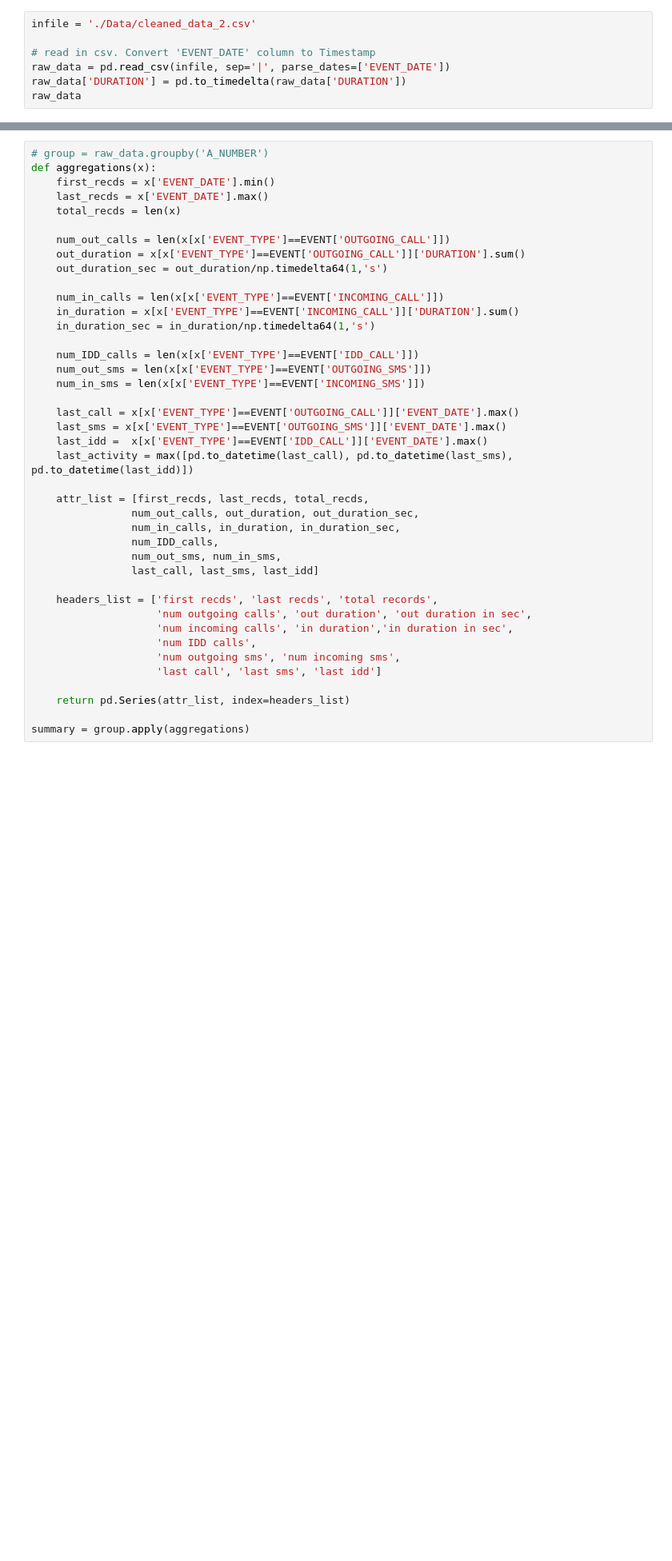
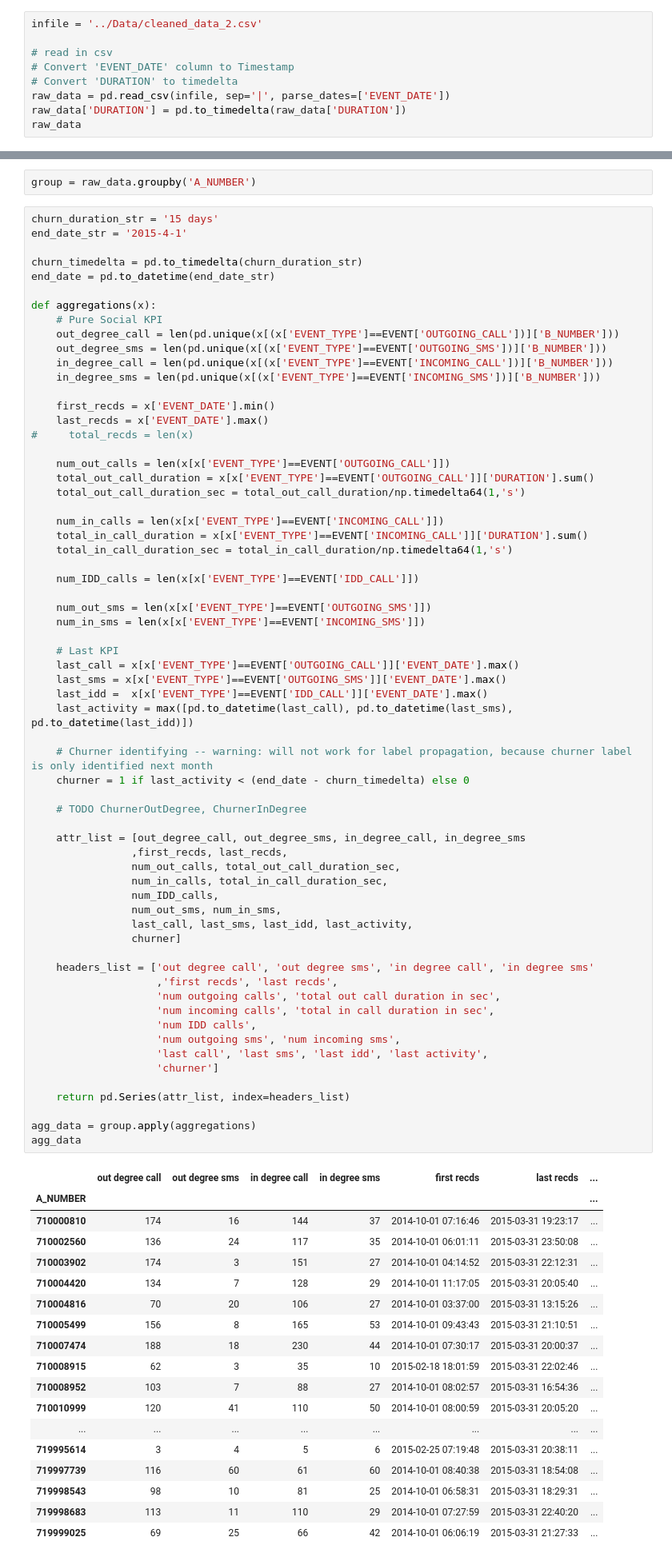
Before and after one commit to tramanh06/CDR-analysis, a Jupyter notebook: iPython Notebook/CDR Data Cleaning.ipynb, the cells around one changed output, grey strips where cells are left out. Shown at 80% size. Saved outputs shown, nothing was run; the diff lists cells and outputs as text; blank space fills up the shorter version.

```diff
--- a/iPython Notebook/CDR Data Cleaning.ipynb
+++ b/iPython Notebook/CDR Data Cleaning.ipynb
@@ -21,9 +21,11 @@ EVENT_TYPE  attributes
 # %% [markdown]
 Read in the cleaned_data.csv file
 # %%
-infile = './Data/cleaned_data_2.csv'
+infile = '../Data/cleaned_data_2.csv'
 
-# read in csv. Convert 'EVENT_DATE' column to Timestamp
+# read in csv
+# Convert 'EVENT_DATE' column to Timestamp
+# Convert 'DURATION' to timedelta
 raw_data = pd.read_csv(infile, sep='|', parse_dates=['EVENT_DATE'])
 raw_data['DURATION'] = pd.to_timedelta(raw_data['DURATION'])
 raw_data
@@ -61,44 +63,88 @@ dtype: object
 #          & (raw_data['EVENT_TYPE']==5)].sort('EVENT_DATE')
 raw_data[(raw_data['A_NUMBER']==716124013)].to_csv('716124013.csv')
 # Save user_716124013.csv file
+# %%
+group = raw_data.groupby('A_NUMBER')
 # %%
-# group = raw_data.groupby('A_NUMBER')
+churn_duration_str = '15 days'
+end_date_str = '2015-4-1'
+
+churn_timedelta = pd.to_timedelta(churn_duration_str)
+end_date = pd.to_datetime(end_date_str)
+
 def aggregations(x):
+    # Pure Social KPI
+    out_degree_call = len(pd.unique(x[(x['EVENT_TYPE']==EVENT['OUTGOING_CALL'])]['B_NUMBER']))
+    out_degree_sms = len(pd.unique(x[(x['EVENT_TYPE']==EVENT['OUTGOING_SMS'])]['B_NUMBER']))
+    in_degree_call = len(pd.unique(x[(x['EVENT_TYPE']==EVENT['INCOMING_CALL'])]['B_NUMBER']))
+    in_degree_sms = len(pd.unique(x[(x['EVENT_TYPE']==EVENT['INCOMING_SMS'])]['B_NUMBER']))
+
     first_recds = x['EVENT_DATE'].min()
     last_recds = x['EVENT_DATE'].max()
-    total_recds = len(x)
+#     total_recds = len(x)
 
     num_out_calls = len(x[x['EVENT_TYPE']==EVENT['OUTGOING_CALL']])
-    out_duration = x[x['EVENT_TYPE']==EVENT['OUTGOING_CALL']]['DURATION'].sum()
-    out_duration_sec = out_duration/np.timedelta64(1,'s')
+    total_out_call_duration = x[x['EVENT_TYPE']==EVENT['OUTGOING_CALL']]['DURATION'].sum()
+    total_out_call_duration_sec = total_out_call_duration/np.timedelta64(1,'s')
 
     num_in_calls = len(x[x['EVENT_TYPE']==EVENT['INCOMING_CALL']])
-    in_duration = x[x['EVENT_TYPE']==EVENT['INCOMING_CALL']]['DURATION'].sum()
-    in_duration_sec = in_duration/np.timedelta64(1,'s')
+    total_in_call_duration = x[x['EVENT_TYPE']==EVENT['INCOMING_CALL']]['DURATION'].sum()
+    total_in_call_duration_sec = total_in_call_duration/np.timedelta64(1,'s')
 
     num_IDD_calls = len(x[x['EVENT_TYPE']==EVENT['IDD_CALL']])
+
     num_out_sms = len(x[x['EVENT_TYPE']==EVENT['OUTGOING_SMS']])
     num_in_sms = len(x[x['EVENT_TYPE']==EVENT['INCOMING_SMS']])
 
+    # Last KPI
     last_call = x[x['EVENT_TYPE']==EVENT['OUTGOING_CALL']]['EVENT_DATE'].max()
     last_sms = x[x['EVENT_TYPE']==EVENT['OUTGOING_SMS']]['EVENT_DATE'].max()
     last_idd =  x[x['EVENT_TYPE']==EVENT['IDD_CALL']]['EVENT_DATE'].max()
     last_activity = max([pd.to_datetime(last_call), pd.to_datetime(last_sms), pd.to_datetime(last_idd)])
 
-    attr_list = [first_recds, last_recds, total_recds,
-                num_out_calls, out_duration, out_duration_sec,
-                num_in_calls, in_duration, in_duration_sec,
+    # Churner identifying -- warning: will not work for label propagation, because churner label is only identified next month
+    churner = 1 if last_activity < (end_date - churn_timedelta) else 0
+
+    # TODO ChurnerOutDegree, ChurnerInDegree
+
+    attr_list = [out_degree_call, out_degree_sms, in_degree_call, in_degree_sms
+                ,first_recds, last_recds,
+                num_out_calls, total_out_call_duration_sec,
+                num_in_calls, total_in_call_duration_sec,
                 num_IDD_calls,
                 num_out_sms, num_in_sms,
-                last_call, last_sms, last_idd]
+                last_call, last_sms, last_idd, last_activity,
+                churner]
 
-    headers_list = ['first recds', 'last recds', 'total records',
-                    'num outgoing calls', 'out duration', 'out duration in sec',
-                    'num incoming calls', 'in duration','in duration in sec',
+    headers_list = ['out degree call', 'out degree sms', 'in degree call', 'in degree sms'
+                    ,'first recds', 'last recds',
+                    'num outgoing calls', 'total out call duration in sec',
+                    'num incoming calls', 'total in call duration in sec',
                     'num IDD calls',
                     'num outgoing sms', 'num incoming sms',
-                    'last call', 'last sms', 'last idd']
+                    'last call', 'last sms', 'last idd', 'last activity',
+                    'churner']
 
     return pd.Series(attr_list, index=headers_list)
 
-summary = group.apply(aggregations)
+agg_data = group.apply(aggregations)
+agg_data
+# %% [output]
+|  | out degree call | out degree sms | in degree call | in degree sms | first recds | last recds | ... |
+| A_NUMBER |  |  |  |  |  |  | ... |
+| 710000810 | 174 | 16 | 144 | 37 | 2014-10-01 07:16:46 | 2015-03-31 19:23:17 | ... |
+| 710002560 | 136 | 24 | 117 | 35 | 2014-10-01 06:01:11 | 2015-03-31 23:50:08 | ... |
+| 710003902 | 174 | 3 | 151 | 27 | 2014-10-01 04:14:52 | 2015-03-31 22:12:31 | ... |
+| 710004420 | 134 | 7 | 128 | 29 | 2014-10-01 11:17:05 | 2015-03-31 20:05:40 | ... |
+| 710004816 | 70 | 20 | 106 | 27 | 2014-10-01 03:37:00 | 2015-03-31 13:15:26 | ... |
+| 710005499 | 156 | 8 | 165 | 53 | 2014-10-01 09:43:43 | 2015-03-31 21:10:51 | ... |
+| 710007474 | 188 | 18 | 230 | 44 | 2014-10-01 07:30:17 | 2015-03-31 20:00:37 | ... |
+| 710008915 | 62 | 3 | 35 | 10 | 2015-02-18 18:01:59 | 2015-03-31 22:02:46 | ... |
+| 710008952 | 103 | 7 | 88 | 27 | 2014-10-01 08:02:57 | 2015-03-31 16:54:36 | ... |
+| 710010999 | 120 | 41 | 110 | 50 | 2014-10-01 08:00:59 | 2015-03-31 20:05:20 | ... |
+| ... | ... | ... | ... | ... | ... | ... | ... |
+| 719995614 | 3 | 4 | 5 | 6 | 2015-02-25 07:19:48 | 2015-03-31 20:38:11 | ... |
+| 719997739 | 116 | 60 | 61 | 60 | 2014-10-01 08:40:38 | 2015-03-31 18:54:08 | ... |
+| 719998543 | 98 | 10 | 81 | 25 | 2014-10-01 06:58:31 | 2015-03-31 18:29:31 | ... |
+| 719998683 | 113 | 11 | 110 | 29 | 2014-10-01 07:27:59 | 2015-03-31 22:40:20 | ... |
+| 719999025 | 69 | 25 | 66 | 42 | 2014-10-01 06:06:19 | 2015-03-31 21:27:33 | ... |
```
Also changed, not shown: parts of 6 cells of this notebook, 2 other files.
